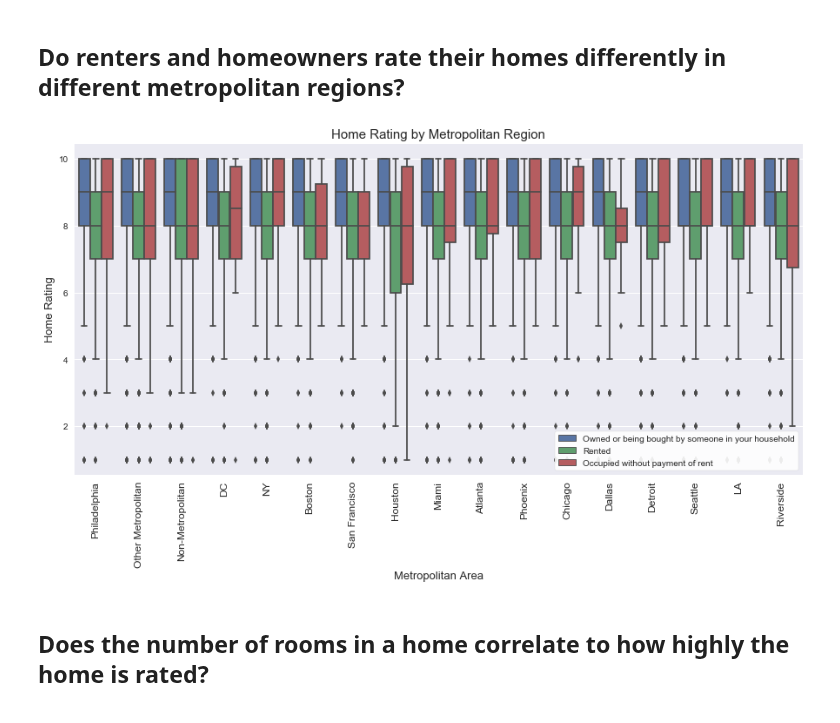
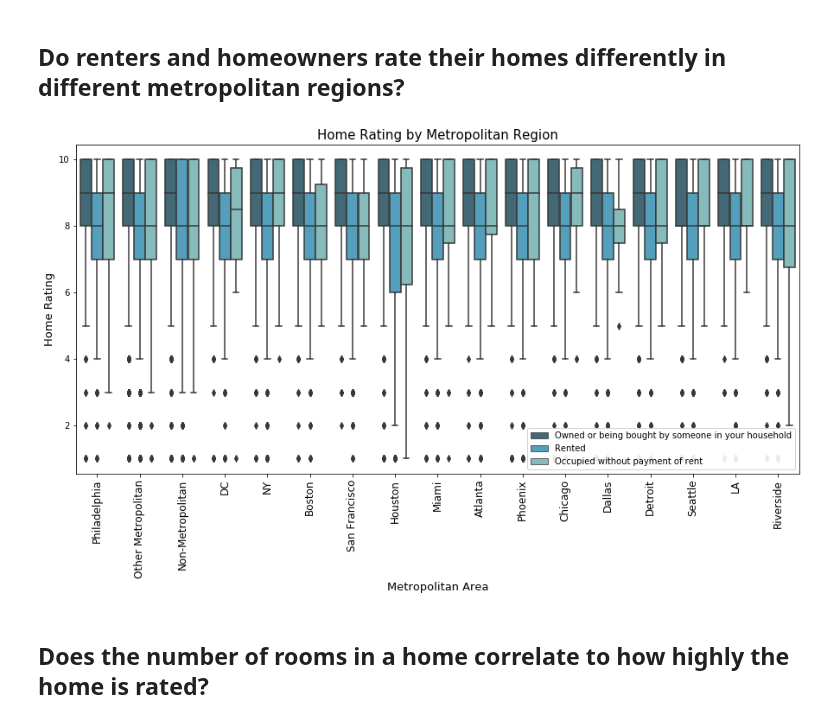
Before and after one commit to kellywong1314/Analytics-and-Machine-Learning, a Jupyter notebook: Capstone 1 - American Housing Satisfaction/EDA_American Housing Survey 2015.ipynb, the cells around one changed output. Cells and saved outputs as stored; diff of their text form; code cells hidden in the pictures.

```diff
--- a/Capstone 1 - American Housing Satisfaction/EDA_American Housing Survey 2015.ipynb
+++ b/Capstone 1 - American Housing Satisfaction/EDA_American Housing Survey 2015.ipynb
@@ -73,16 +76,17 @@ Homeowners tend to rate their homes more highly than renters and people who do n
 # %%
 plt.figure(figsize=(15,7))
 
-sns.boxplot(x='metro_area', y='rating_house', data=df_household_clean, hue='tenure')
+sns.boxplot(x='metro_area', y='rating_house', data=df_household_clean, hue='tenure', palette='GnBu_d')
 
 plt.xticks(rotation=90, fontsize=12)
 plt.legend(loc='lower right', frameon=True, facecolor='white', framealpha=0.9)
 plt.xlabel('Metropolitan Area', fontsize=13)
 plt.ylabel('Home Rating', fontsize=13)
 plt.title('Home Rating by Metropolitan Region', fontsize=15)
+plt.savefig('Images/Home Rating Metro Region and Tenure.png', bbox_inches='tight')
 plt.show()
 # %% [output]
-[figure, old version]
+[figure, new version]
 # %% [markdown]
 ## Does the number of rooms in a home correlate to how highly the home is rated?
 # %%
```
Also changed, not shown: parts of 9 cells of this notebook.
